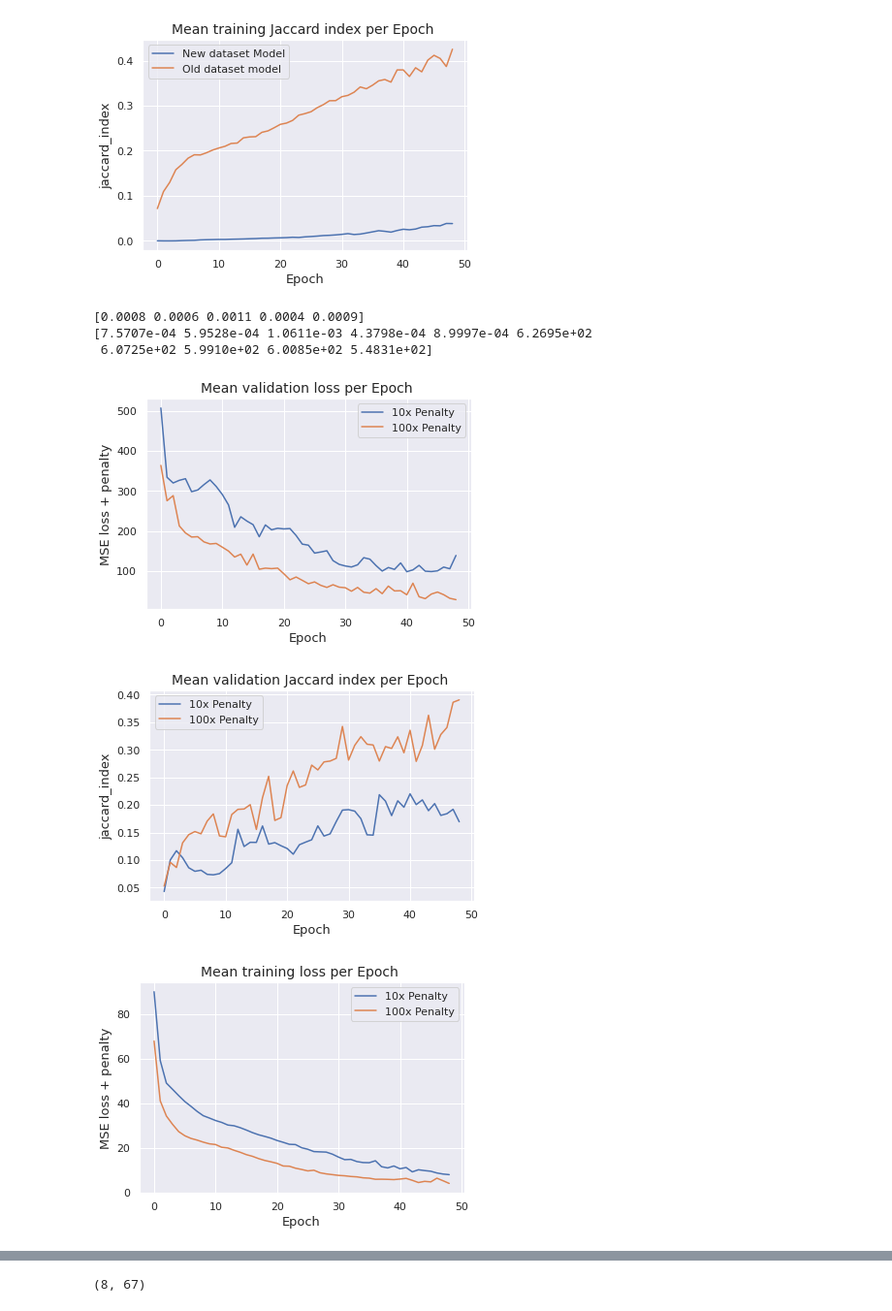
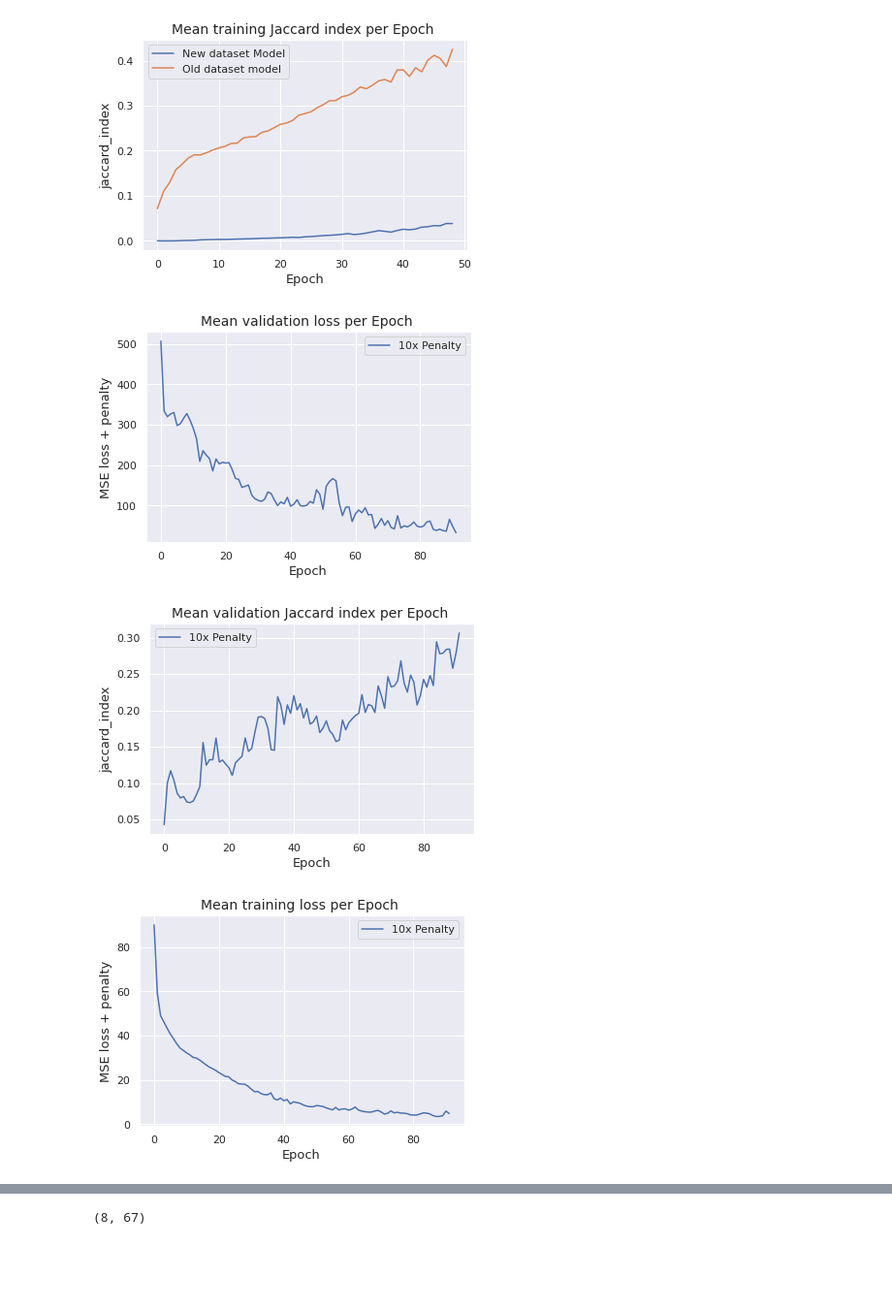
Before and after one commit to Jmckone1/unet, a Jupyter notebook: Post_Orth_Penalty_Outputs.ipynb, the cells around one changed output, grey strips where cells are left out. Shown: that part at 97% size. Saved outputs shown, nothing was run; the diff lists cells and outputs as text; code cells hidden in the pictures; blank space fills up the shorter version.

```diff
--- a/Post_Orth_Penalty_Outputs.ipynb
+++ b/Post_Orth_Penalty_Outputs.ipynb
@@ -175,7 +175,7 @@ import seaborn as sns
 sns.set_theme()
 import pandas as pd
 
-input_names = ["Unet_H16_M13_O10","Unet_H16_M13_O100"]#,"Unet_H16_M13_O0"]
+input_names = ["Unet_H16_M13_O10"]#,"Unet_H16_M13_O100","Unet_H16_M13_O0_2"]
 legend_names = ["10x Penalty", "100x Penalty"]
 output_type = ["validation_loss", "validation_jaccard_index","training_loss","jaccard_index"]
 output_axis = ["MSE loss + penalty", "jaccard_index","MSE loss + penalty","jaccard_index"]
@@ -183,50 +183,47 @@ output_title = ["validation loss", "validation Jaccard index","training loss","t
 
 second_out = ["Validation_loss","Validation_Jaccard","Training_loss","Training_Jaccard"]
 
-loss_0 = []
-loss_Nan_0 = []
+# loss_0 = []
+# loss_Nan_0 = []
 
-for i in range(25,30):
-    loss_0 = np.genfromtxt("Checkpoints_RANO/Unet_H16_M12_O10/Validation_Jaccard/epoch_"+str(i)+"validation_jaccard_index.csv",delimiter=',')
-    loss_Nan_0 = np.append(loss_Nan_0, np.mean(loss_0[np.logical_not(np.isnan(loss_0))]))
-print(loss_Nan_0)
+# for i in range(25,30):
+#     loss_0 = np.genfromtxt("Checkpoints_RANO/Unet_H16_M12_O10/Validation_Jaccard/epoch_"+str(i)+"validation_jaccard_index.csv",delimiter=',')
+#     loss_Nan_0 = np.append(loss_Nan_0, np.mean(loss_0[np.logical_not(np.isnan(loss_0))]))
+# print(loss_Nan_0)
 
-for i in range(25,30):
-    loss_0 = np.genfromtxt("Checkpoints_RANO/Unet_H16_M12_O10/Validation_loss/epoch_"+str(i)+"validation_loss.csv",delimiter=',')
-    loss_Nan_0 = np.append(loss_Nan_0, np.mean(loss_0[np.logical_not(np.isnan(loss_0))]))
-print(loss_Nan_0)
+# for i in range(25,30):
+#     loss_0 = np.genfromtxt("Checkpoints_RANO/Unet_H16_M12_O10/Validation_loss/epoch_"+str(i)+"validation_loss.csv",delimiter=',')
+#     loss_Nan_0 = np.append(loss_Nan_0, np.mean(loss_0[np.logical_not(np.isnan(loss_0))]))
+# print(loss_Nan_0)
 
 loss_0 = []
 loss_Nan_0 = []
 
 for c in range(len(output_type)):
     ax = plt.subplot()
     for s in range(len(input_names)):
-        for i in range(49):
+        for i in range(92):
 #             if s == 1:
             loss_0 = np.genfromtxt("Checkpoints_RANO/"+ input_names[s]+ "/" + second_out[c] + "/epoch_"+str(i)+output_type[c] + ".csv",delimiter=',')
             loss_Nan_0 = np.append(loss_Nan_0, np.mean(loss_0[np.logical_not(np.isnan(loss_0))]))
 #             else:
 #                 loss_0 = np.genfromtxt("Checkpoints_RANO/"+input_names[s]+"/epoch_"+str(i)+output_type[c],delimiter=',')
 #                 loss_Nan_0 = np.append(loss_Nan_0, np.mean(loss_0[np.logical_not(np.isnan(loss_0))]))
 
         ax.plot(range(len(loss_Nan_0)),loss_Nan_0)
         loss_0 = []
         loss_Nan_0 = []
 #     if c == 0:
 #         plt.ylim([100, 400])
 
     plt.title("Mean " + output_title[c]+ " per Epoch ",fontsize=14)
     ax.legend(legend_names,fontsize=11)
     plt.xlabel("Epoch",fontsize=13)
     plt.ylabel(ylabel=output_axis[c],fontsize=13)
     plt.show()
 
 # one thing that i can do is to do as andy suggested and include a single parameters file that can be used to
 # %% [output]
-[0.0008 0.0006 0.0011 0.0004 0.0009]
-[7.5707e-04 5.9528e-04 1.0611e-03 4.3798e-04 8.9997e-04 6.2695e+02
- 6.0725e+02 5.9910e+02 6.0085e+02 5.4831e+02]
-[figure, old version]
+[figure, new version]
-[figure, old version]
+[figure, new version]
-[figure, old version]
+[figure, new version]
```
Also changed, not shown: parts of 2 cells of this notebook, 7 other files.
